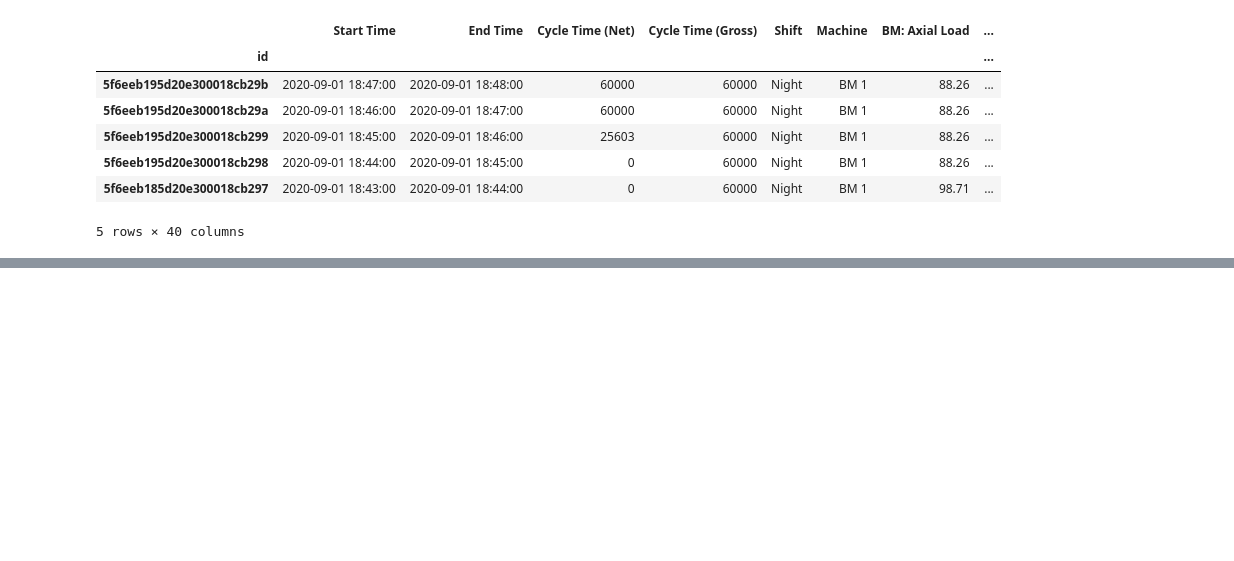
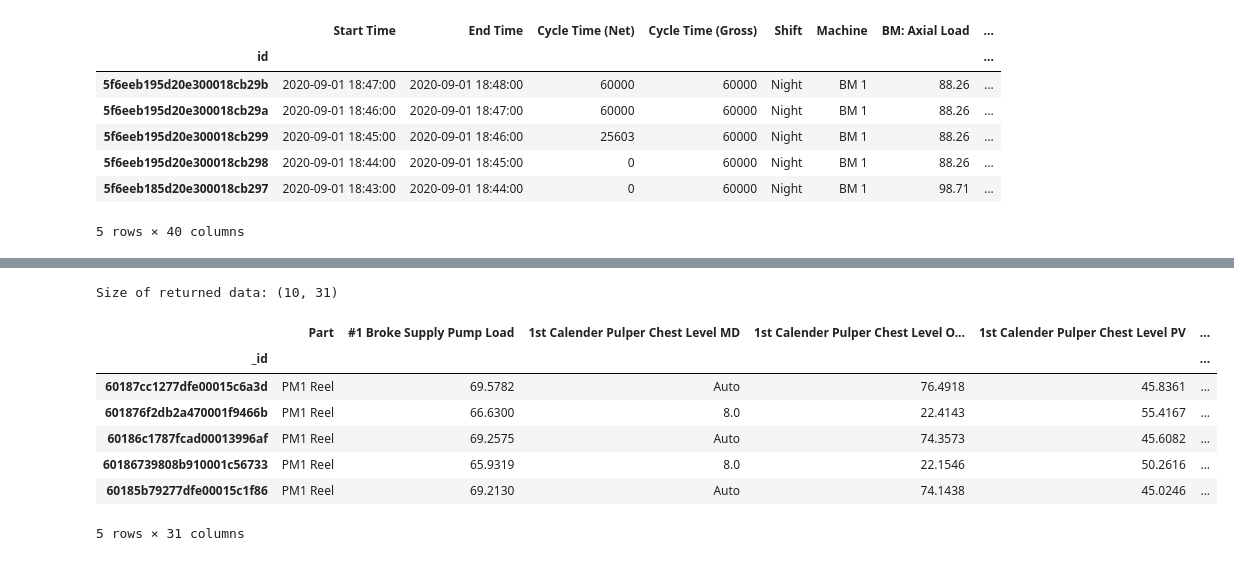
Before and after one commit to sightmachine/sightmachine-sdk, a Jupyter notebook: examples/Query Examples.ipynb, the cells around one changed output, grey strips where cells are left out. Cells and saved outputs as stored; diff of their text form; code cells hidden in the pictures; blank space fills up the shorter version.

Commit message:
Update examples to cover Parts

```diff
--- a/examples/Query Examples.ipynb
+++ b/examples/Query Examples.ipynb
@@ -209,0 +220,16 @@ Size of returned data: (1129, 40)
+# %%
+from smsdk import client
+from datetime import datetime, timedelta
+import pandas as pd
+
+cli = client.Client('demo-continuous')
+cli.login('basic',
+          email = 'sighty@sightmachine.io',
+          password = 'digitalmanufacturing1')
+
+part_types = cli.get_part_type_names()
+part_type = part_types[0]
+
+columns = cli.get_part_schema(part_type)['display'].to_list()
+
+print(columns[:10])
@@ -209,0 +242,22 @@ Size of returned data: (1129, 40)
+# %%
+query = {'Part': part_type,
+         'End Time__gt': datetime(2021, 2, 1),
+         'End Time__lt': datetime(2021, 2, 2),
+         '#1 Broke Supply Pump Load__exists': True,
+         '_limit': 10,
+         '_only': columns[:30]}
+
+df = cli.get_parts(**query)
+
+print(f'Size of returned data: {df.shape}')
+df.head()
+# %% [output]
+Size of returned data: (10, 31)
+|  | Part | #1 Broke Supply Pump Load | 1st Calender Pulper Chest Level MD | 1st Calender Pulper Chest Level O... | 1st Calender Pulper Chest Level PV | ... |
+| _id |  |  |  |  |  | ... |
+| 60187cc1277dfe00015c6a3d | PM1 Reel | 69.5782 | Auto | 76.4918 | 45.8361 | ... |
+| 601876f2db2a470001f9466b | PM1 Reel | 66.6300 | 8.0 | 22.4143 | 55.4167 | ... |
+| 60186c1787fcad00013996af | PM1 Reel | 69.2575 | Auto | 74.3573 | 45.6082 | ... |
+| 60186739808b910001c56733 | PM1 Reel | 65.9319 | 8.0 | 22.1546 | 50.2616 | ... |
+| 60185b79277dfe00015c1f86 | PM1 Reel | 69.2130 | Auto | 74.1438 | 45.0246 | ... |
+5 rows × 31 columns
```
Also changed, not shown: parts of 5 cells of this notebook.
